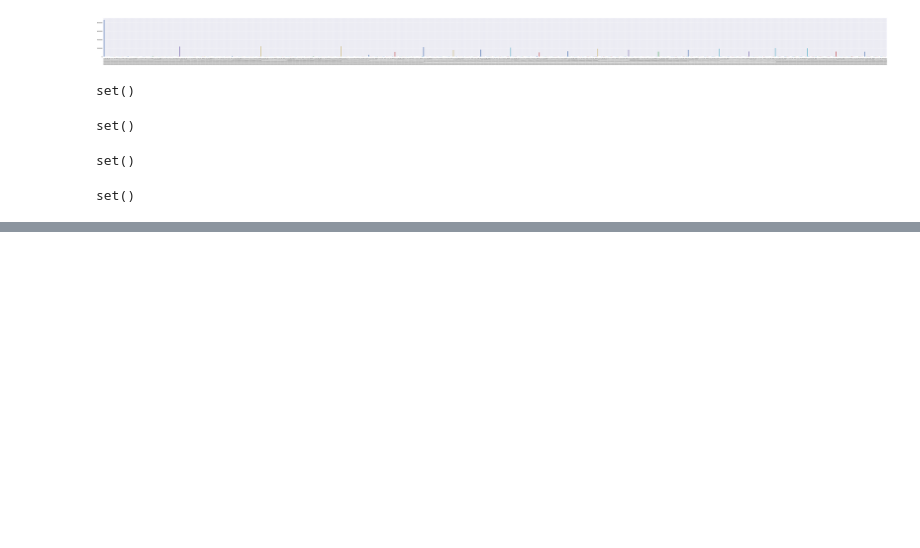
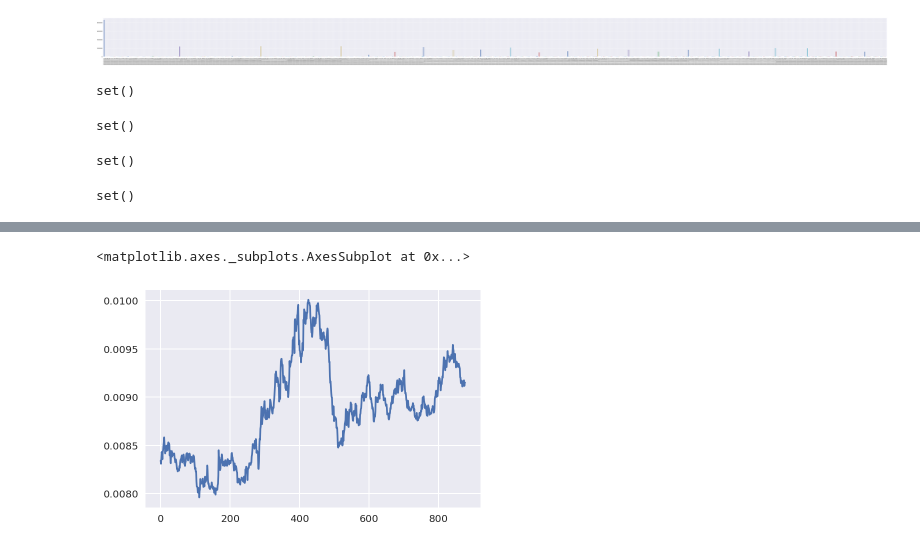
Before and after one commit to Robert-Aduviri/DSG-2018-Qualifiers, a Jupyter notebook: notebooks/robert/RA-01-EDA.ipynb, the cells around one changed output, grey strips where cells are left out. Saved outputs shown, nothing was run; the diff lists cells and outputs as text; code cells hidden in the pictures; blank space fills up the shorter version.

```diff
--- a/notebooks/robert/RA-01-EDA.ipynb
+++ b/notebooks/robert/RA-01-EDA.ipynb
@@ -148,0 +262,5 @@ set()
+# %%
+macro['FX_USD.JPY'].plot()
+# %% [output]
+<matplotlib.axes._subplots.AxesSubplot at 0x...>
+[figure, added]
```
Also changed, not shown: parts of 13 cells of this notebook, 2 other files.
